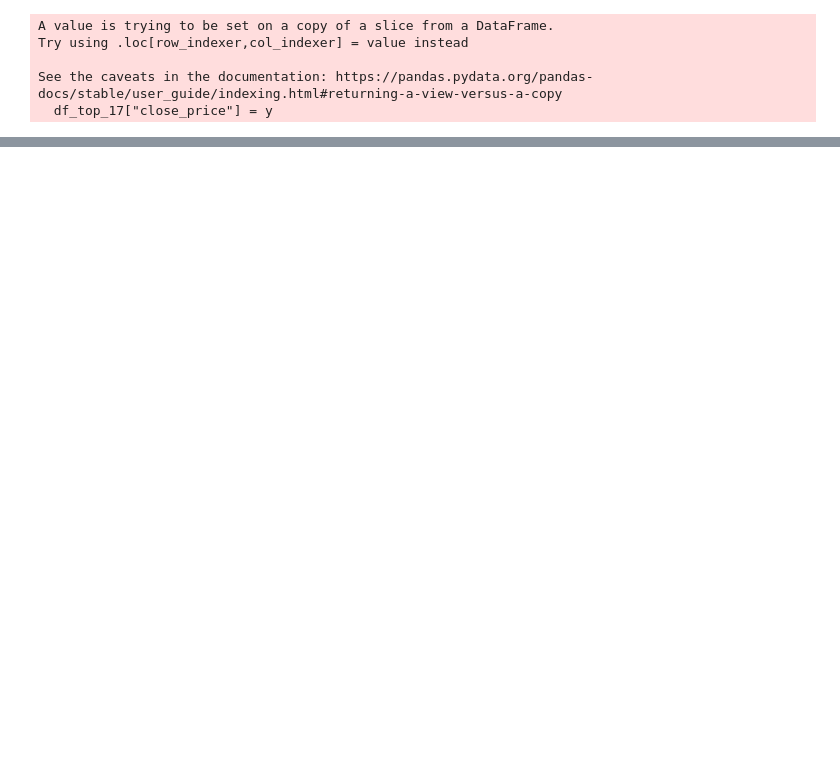
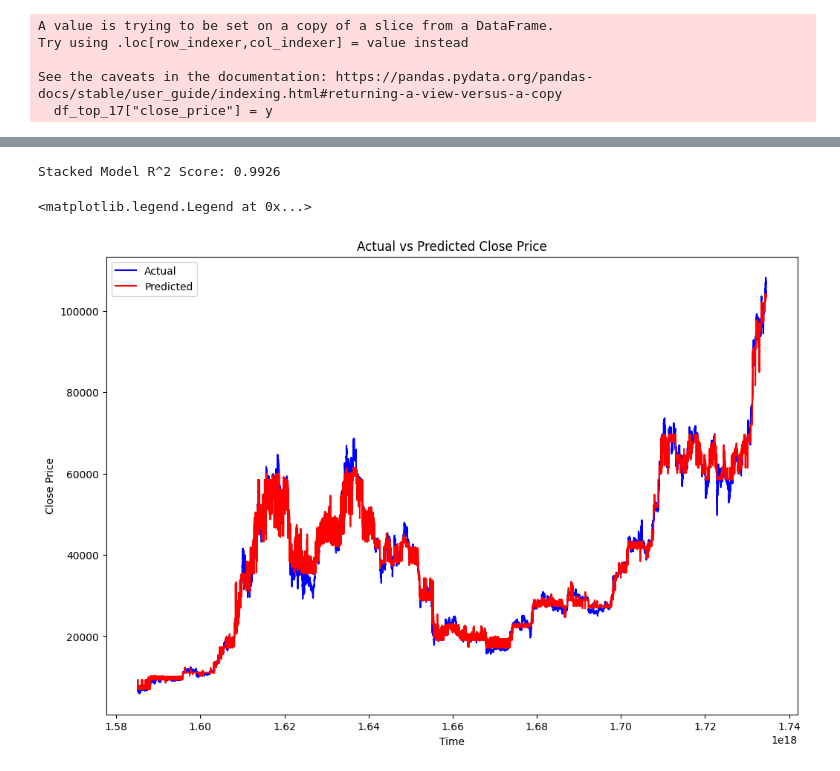
Before and after one commit to Kelocker/datathon2024, a Jupyter notebook: datathon.ipynb, the cells around one changed output, grey strips where cells are left out. Cells and saved outputs as stored; diff of their text form; code cells hidden in the pictures; blank space fills up the shorter version.

```diff
--- a/datathon.ipynb
+++ b/datathon.ipynb
@@ -131,0 +135,68 @@ dtype: object
+# %%
+import numpy as np
+import pandas as pd
+import matplotlib.pyplot as plt
+from sklearn.model_selection import train_test_split
+from sklearn.ensemble import StackingRegressor
+from sklearn.ensemble import RandomForestRegressor
+from xgboost import XGBRegressor
+
+# Create a synthetic dataset (replace this with your actual stock data)
+X = df_top_17.drop(columns=['close_price'])
+y = df_top_17['close_price']
+
+# Train-test split
+X_train, X_test, y_train, y_test = train_test_split(X, y, test_size=0.3, random_state=42)
+
+# Base models (Random Forest and XGBoost)
+base_models = [
+    ('rf', RandomForestRegressor(n_estimators=50,max_depth=5,min_samples_split=10,min_samples_leaf=5,max_features='sqrt',random_state=42))
+,
+    ('xgb', XGBRegressor(
+    n_estimators=50,
+    learning_rate=0.05,
+    max_depth=5,
+    subsample=0.8,
+    colsample_bytree=0.8,
+    reg_alpha=1,
+    reg_lambda=1,
+    random_state=42
+)
+)
+]
+
+# Meta-model (Using Random Forest in this case, but you can choose another model)
+meta_model = RandomForestRegressor(
+    n_estimators=50,
+    max_depth=5,
+    min_samples_split=10,
+    min_samples_leaf=5,
+    max_features='sqrt',
+    random_state=42
+)
+
+# Stacked model (combining base models using a meta-model)
+stacked_model = StackingRegressor(estimators=base_models, final_estimator=meta_model)
+
+# Train the stacked model
+stacked_model.fit(X_train, y_train)
+
+# Make predictions
+y_pred = stacked_model.predict(X_test)
+
+# Evaluate the model
+score = stacked_model.score(X_test, y_test)
+print(f"Stacked Model R^2 Score: {score:.4f}")
+
+# Plot Actual vs Predicted values against time
+plt.figure(figsize=(12, 8))
+plt.plot(df['time'], df['close_price'], label='Actual', color='blue')
+plt.plot(df['time'], stacked_model.predict(X), label='Predicted', color='red')
+plt.xlabel('Time')
+plt.ylabel('Close Price')
+plt.title('Actual vs Predicted Close Price')
+plt.legend()
+# %% [output]
+Stacked Model R^2 Score: 0.9926
+<matplotlib.legend.Legend at 0x...>
+[figure, added]
```
Also changed, not shown: parts of 8 cells of this notebook.
